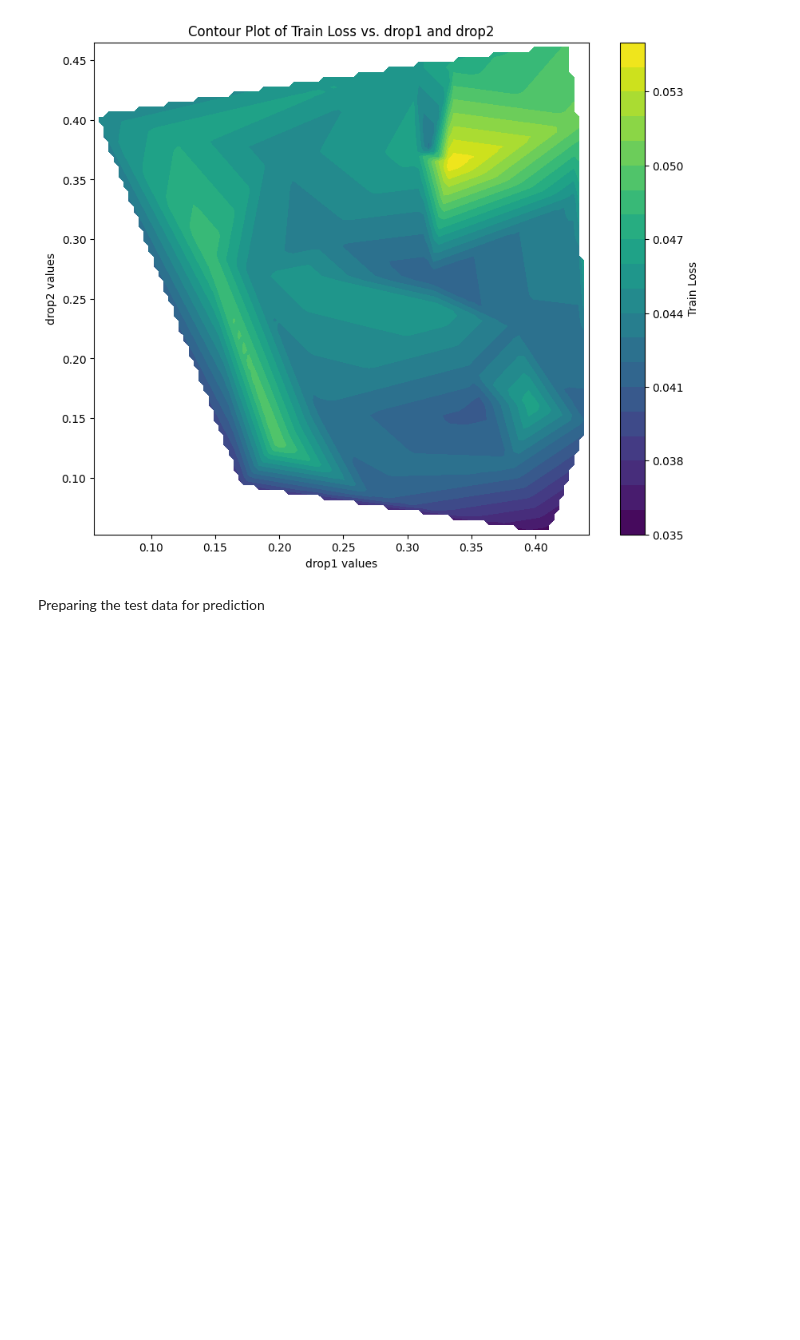
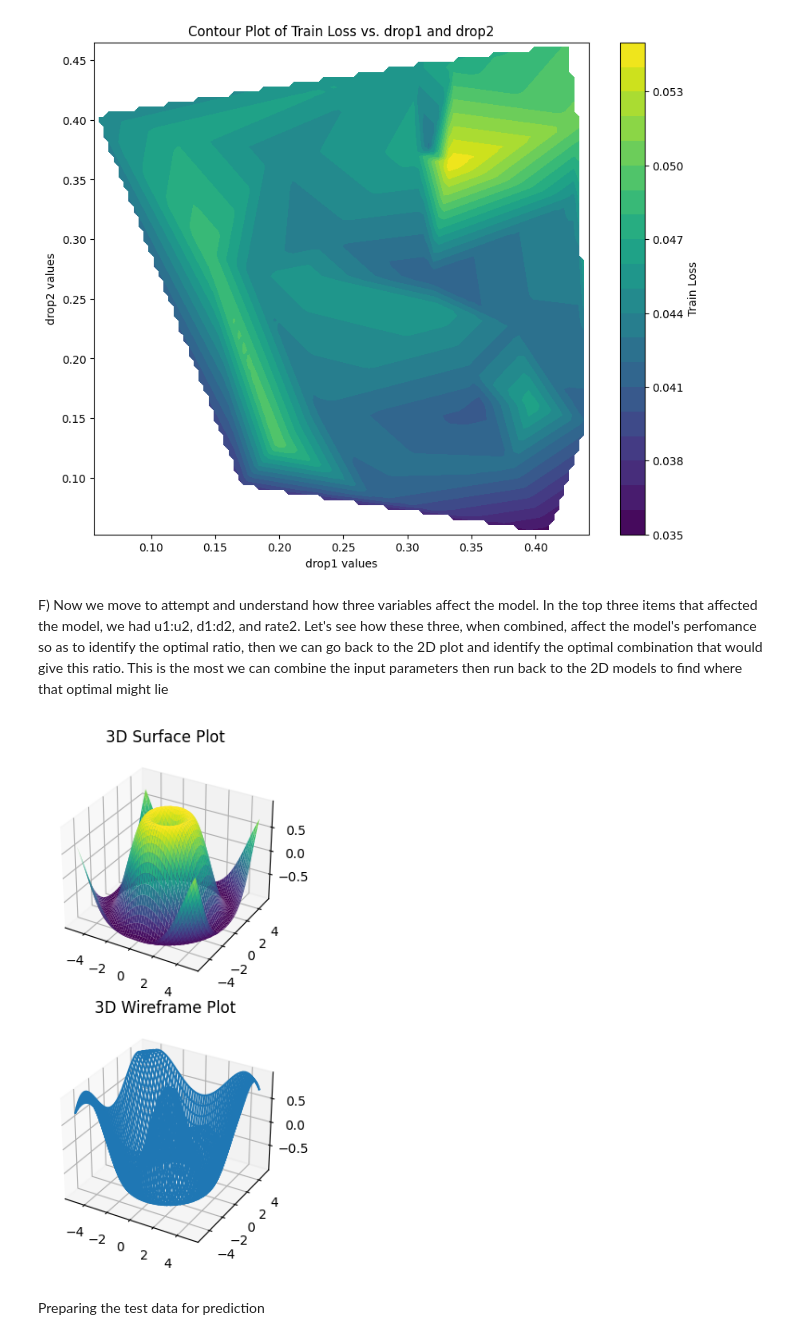
Before and after one commit to sjedidiah4/Project_1, a Jupyter notebook: Publication/Bayesian_Optimisation_2_Layer_Bi_LSTM.ipynb, the cells around one changed output. Cells and saved outputs as stored; diff of their text form; code cells hidden in the pictures; blank space fills up the shorter version.

```diff
--- a/Publication/Bayesian_Optimisation_2_Layer_Bi_LSTM.ipynb
+++ b/Publication/Bayesian_Optimisation_2_Layer_Bi_LSTM.ipynb
@@ -566,6 +648,12 @@ vis_obj_inst.two_D_contour_plot_(col_to_drop, 'unit1', 'unit2', 'Train Loss')
 vis_obj_inst.two_D_contour_plot_(col_to_drop, 'drop1', 'drop2', 'Train Loss')
 # %% [output]
 [figure]
+# %% [markdown]
+F) Now we move to attempt and understand how three variables affect the model. In the top three items that affected the model, we had u1:u2, d1:d2, and rate2. Let's see how these three, when combined, affect the model's perfomance so as to identify the optimal ratio, then we can go back to the 2D plot and identify the optimal combination that would give this ratio. This is the most we can combine the input parameters then run back to the 2D models to find where that optimal might lie
+# %%
+vis_obj_inst.three_D_contour_plot_(col_to_drop, 'u1:u2', 'd1:d2','drop2', 'Train Loss')
+# %% [output]
+[figure, added]
 # %% [markdown]
 Preparing the test data for prediction
 # %%
```
Also changed, not shown: parts of 13 cells of this notebook, 1 other file.
